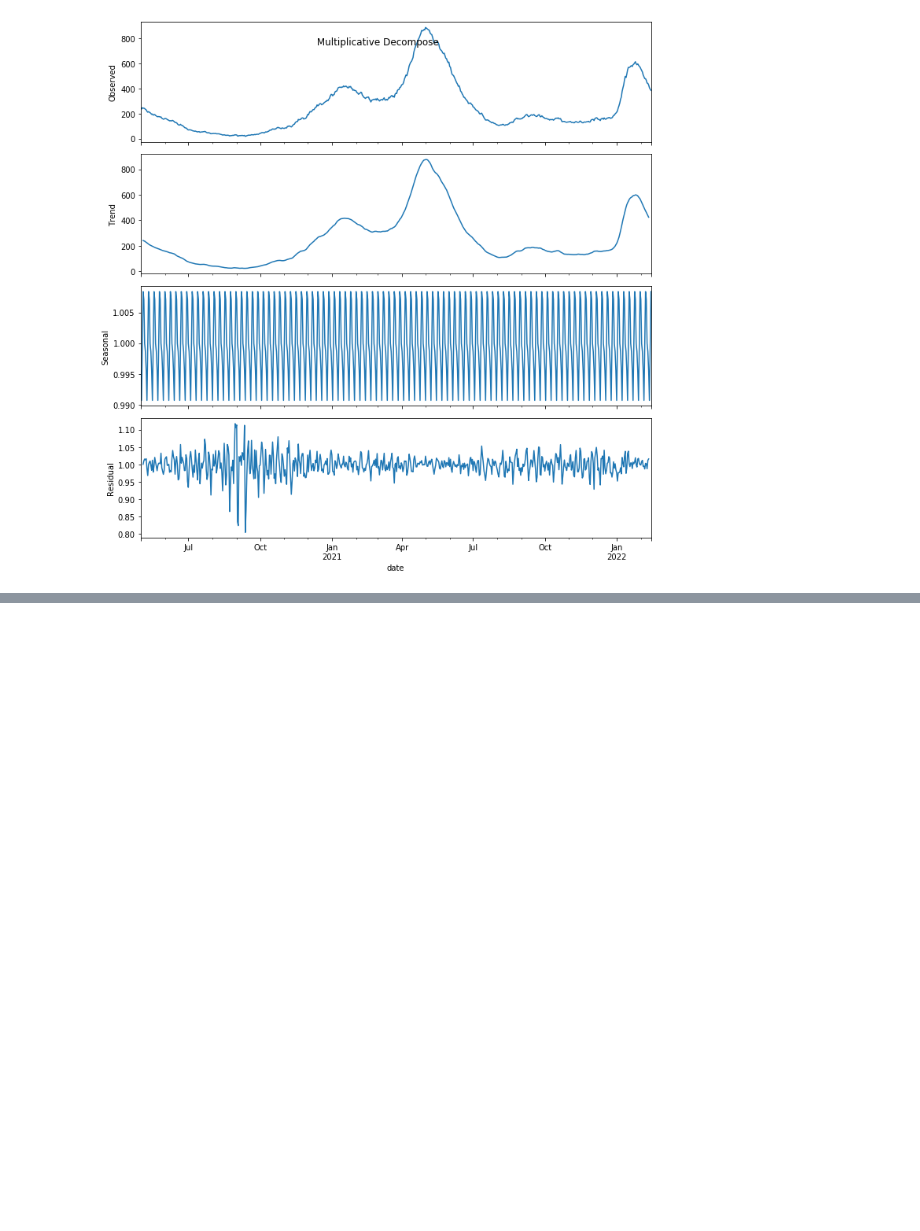
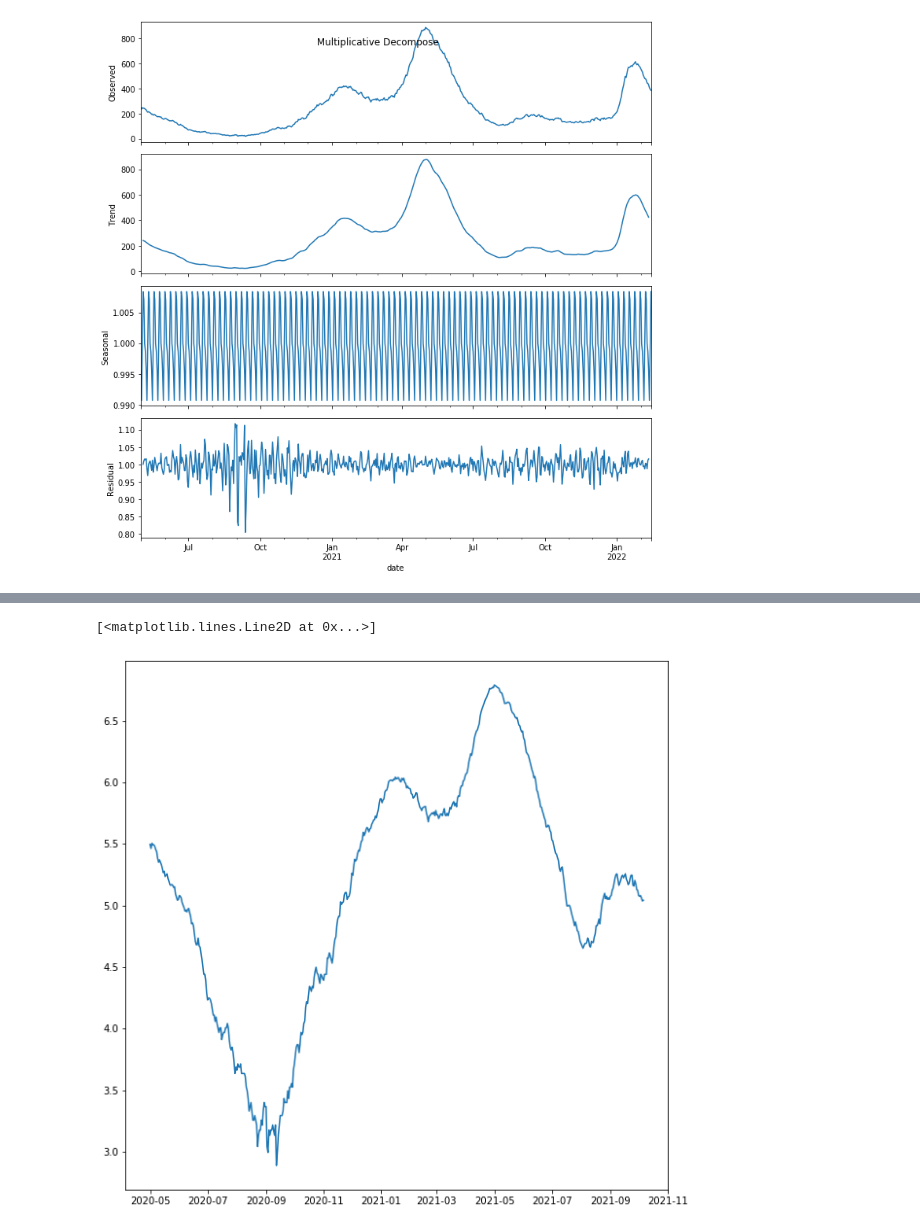
Before and after one commit to Jneny/Hospitalcapacity, a Jupyter notebook: 820_Hospitalcapacity.ipynb, the cells around one changed output, grey strips where cells are left out. Saved outputs shown, nothing was run; the diff lists cells and outputs as text; code cells hidden in the pictures; blank space fills up the shorter version.

```diff
--- a/820_Hospitalcapacity.ipynb
+++ b/820_Hospitalcapacity.ipynb
@@ -299,0 +338,6 @@ os.getcwd()
+# %%
+logadc = np.log(adtrain)
+plt.plot(logadc)
+# %% [output]
+[<matplotlib.lines.Line2D at 0x...>]
+[figure, added]
```
Also changed, not shown: parts of 83 cells of this notebook.
